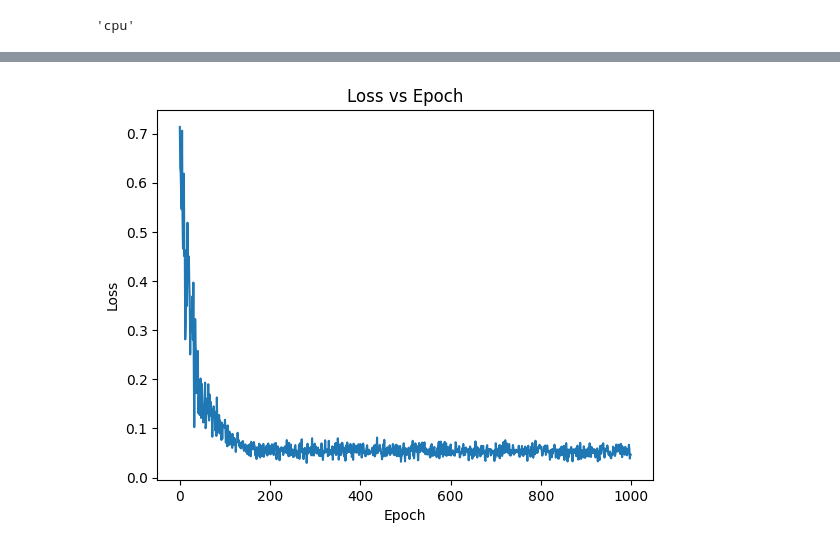
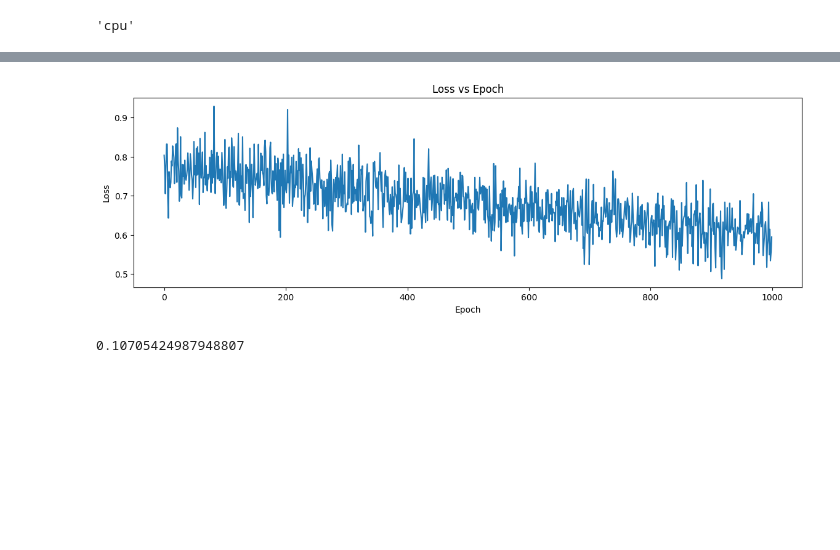
Before and after one commit to mgteus/neuro, a Jupyter notebook: transformers_andrej/attention_model_vizz.ipynb, the cells around one changed output, grey strips where cells are left out. Drawn from its saved outputs; the diff is of its cells as text; code cells hidden in the pictures; blank space fills up the shorter version.

```diff
--- a/transformers_andrej/attention_model_vizz.ipynb
+++ b/transformers_andrej/attention_model_vizz.ipynb
@@ -14,10 +14,10 @@ os.getcwd()
 from attention_model import Head, get_batch1d, get_batch2d, RMSELoss
 # %%
 CONTEXT_LEN = 30
-BATCH_SIZE = 4
+BATCH_SIZE = 64
 DROPOUT = 0.1
-LEARNING_RATE = 1e-3
-NUM_EPOCHS = 1000
+LEARNING_RATE = 1e-5
+NUM_EPOCHS = 1e4
 DEVICE = 'cuda' if torch.cuda.is_available() else 'cpu'
 # %%
 DEVICE
@@ -31,7 +31,7 @@ xb, yb = get_batch2d(context_len=CONTEXT_LEN, batch_size=BATCH_SIZE, split='trai
 # %%
 loss_list = []
 
-for epoch in range(NUM_EPOCHS):
+for epoch in range(int(NUM_EPOCHS)):
     xb, yb = get_batch2d(context_len=CONTEXT_LEN, batch_size=BATCH_SIZE, split='train', device=DEVICE)
     optimizer.zero_grad(set_to_none=True)
     predictions = model(xb)
@@ -56,11 +62,16 @@ iter. 999 - loss = 0.046626
 # %%
+fig, ax = plt.subplots(figsize=(14,4))
 plt.plot(loss_list)
 plt.title('Loss vs Epoch')
 plt.ylabel('Loss')
 plt.xlabel('Epoch')
 plt.show()
 # %% [output]
-[figure, old version]
+[figure, new version]
+# %%
+np.std(loss_list)
+# %% [output]
+0.10705424987948807
 # %%
 np_predictions = predictions.detach().numpy()
 # %%
```
Also changed, not shown: parts of 33 cells of this notebook, 15 other files.
